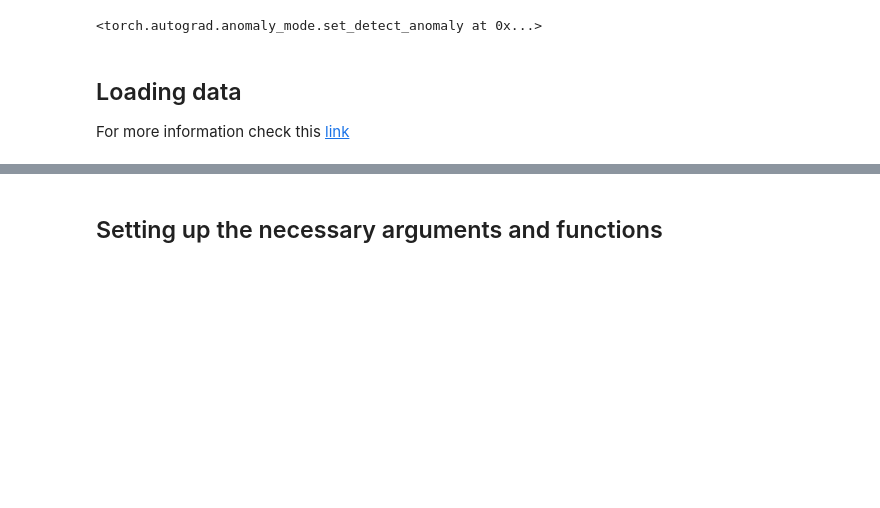
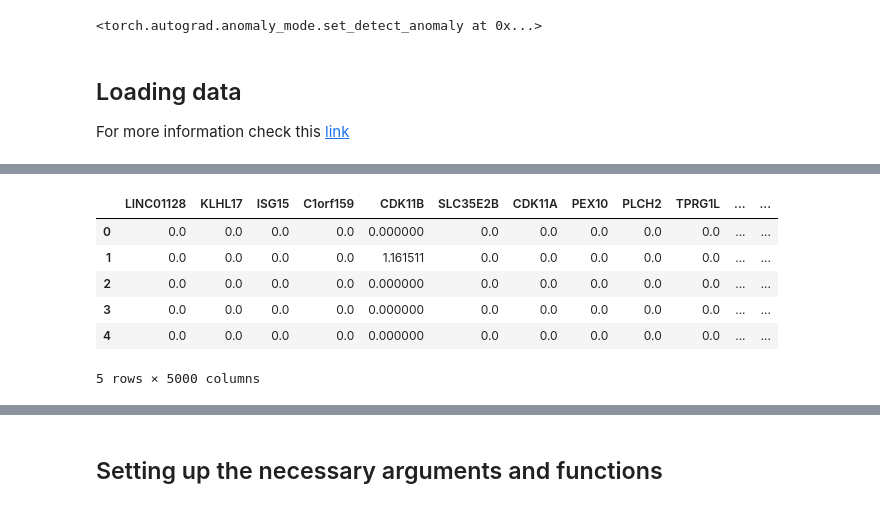
Before and after one commit to sifrimlab/Restricted-Kernel-Machines, a Jupyter notebook: RKM_Multiomics_GPU.ipynb, the cells around one changed output, grey strips where cells are left out. Drawn from its saved outputs; the diff is of its cells as text; code cells hidden in the pictures; blank space fills up the shorter version.

```diff
--- a/RKM_Multiomics_GPU.ipynb
+++ b/RKM_Multiomics_GPU.ipynb
@@ -49,7 +49,8 @@ os.listdir("../raw_data/phase2-data/joint_embedding/openproblems_bmmc_multiome_p
 # %%
-data_folder_path = "../raw_data/phase2-data/joint_embedding/openproblems_bmmc_multiome_phase2/"
+# data_folder_path = "../raw_data/phase2-data/joint_embedding/openproblems_bmmc_multiome_phase2/"
+data_folder_path = "../raw_data/multiome/"
 files = os.listdir(data_folder_path)
 # print(data_folder_path + files[0])
-data1 = sc.read_h5ad(data_folder_path + files[0])
-data2 = sc.read(data_folder_path + files[1])
+data1 = sc.read_h5ad(data_folder_path + files[1])
+data2 = sc.read(data_folder_path + files[0])
 # data3 = sc.read(data_folder_path + files[2])
@@ -76,13 +74,21 @@ AnnData object with n_obs × n_vars = 42492 × 116490
 # %%
 # print(data1.var["feature_types"])
 rna = pd.DataFrame.sparse.from_spmatrix(data1.X) # 42492 x 13431
 rna.columns = data1.var.index #data1.var["gene_ids"] -> ENSEMBL IDs
 
 sc.pp.highly_variable_genes(data1, n_top_genes=5000) # Find HGVs
 rna = rna.transpose().loc[data1.var["highly_variable"] == True].transpose()
 rna.head() # 42492 x 5000
 
-rna.to_csv("RNA data preprocessed.csv")
+# rna.to_csv("RNA data preprocessed.csv")
+# %% [output]
+|  | LINC01128 | KLHL17 | ISG15 | C1orf159 | CDK11B | SLC35E2B | CDK11A | PEX10 | PLCH2 | TPRG1L | ... | ... |
+| 0 | 0.0 | 0.0 | 0.0 | 0.0 | 0.000000 | 0.0 | 0.0 | 0.0 | 0.0 | 0.0 | ... | ... |
+| 1 | 0.0 | 0.0 | 0.0 | 0.0 | 1.161511 | 0.0 | 0.0 | 0.0 | 0.0 | 0.0 | ... | ... |
+| 2 | 0.0 | 0.0 | 0.0 | 0.0 | 0.000000 | 0.0 | 0.0 | 0.0 | 0.0 | 0.0 | ... | ... |
+| 3 | 0.0 | 0.0 | 0.0 | 0.0 | 0.000000 | 0.0 | 0.0 | 0.0 | 0.0 | 0.0 | ... | ... |
+| 4 | 0.0 | 0.0 | 0.0 | 0.0 | 0.000000 | 0.0 | 0.0 | 0.0 | 0.0 | 0.0 | ... | ... |
+5 rows × 5000 columns
 # %%
 epi.pp.select_var_feature(data2, nb_features=10000, show=False) # Inplace select 10000 variable regions
 atac = pd.DataFrame.sparse.from_spmatrix(data2.X)
```
Also changed, not shown: parts of 7 cells of this notebook.
